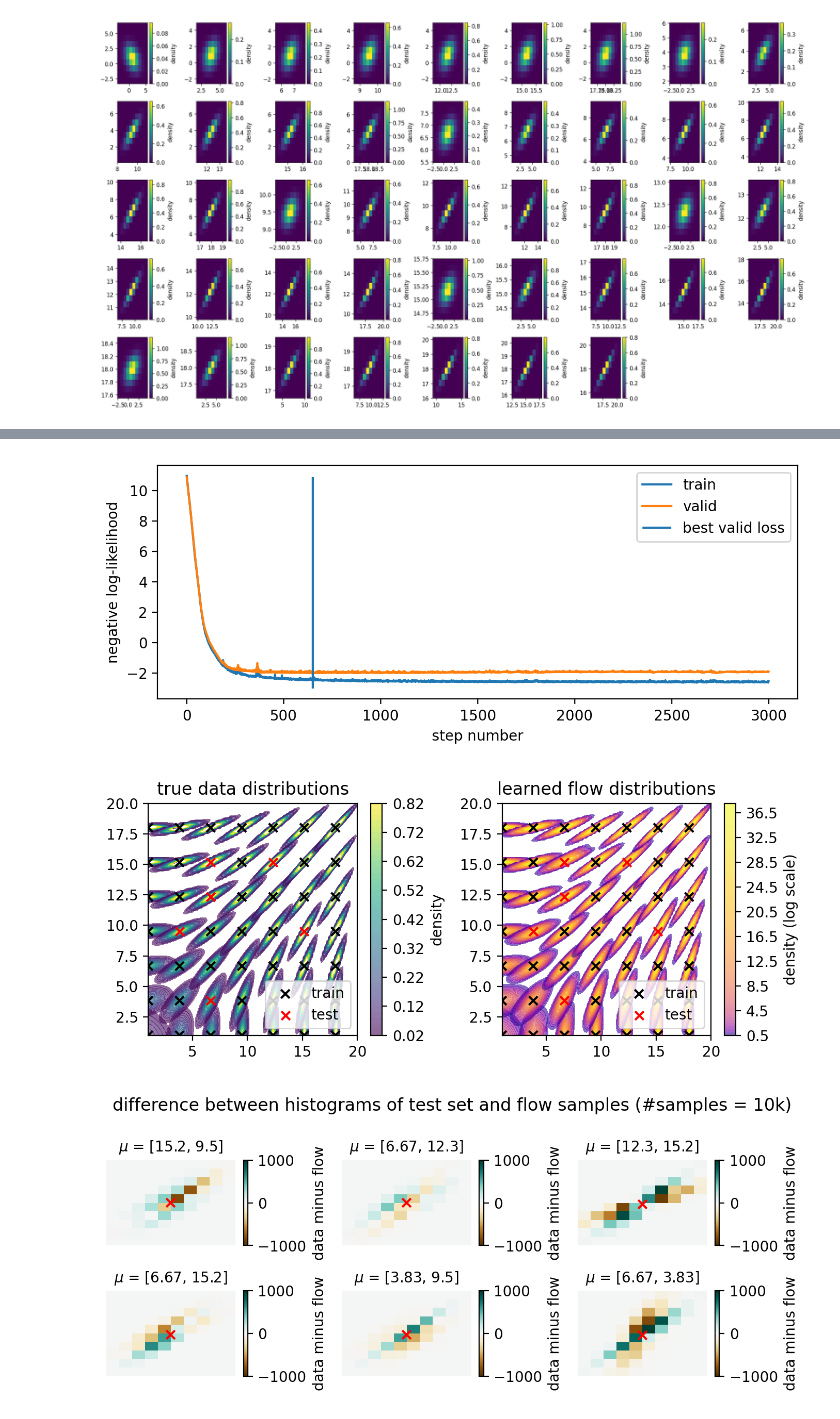
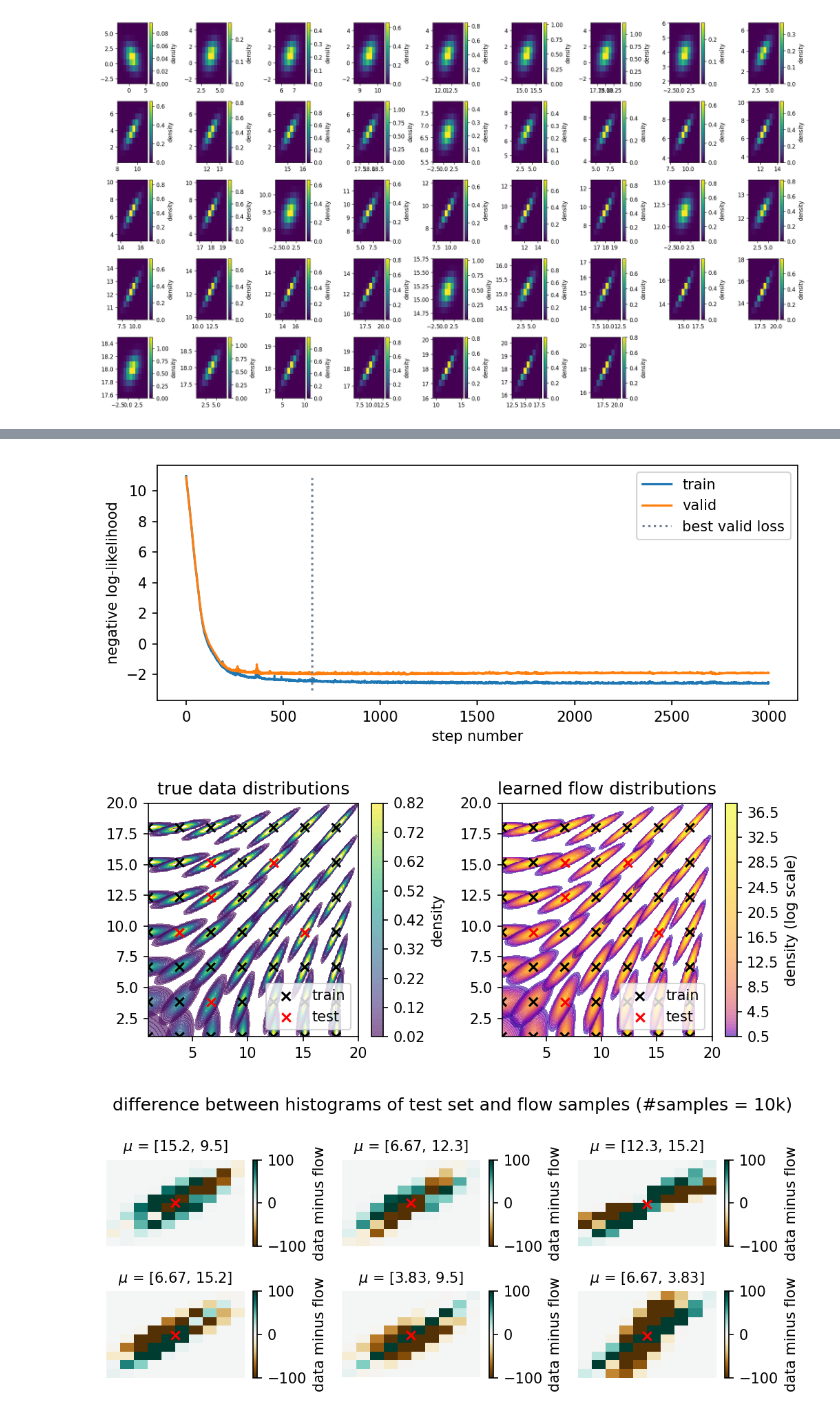
Before and after one commit to phinate/flow-interpolation, a Jupyter notebook: toy_problem.ipynb, the cells around one changed output, grey strips where cells are left out. Drawn from its saved outputs; the diff is of its cells as text; code cells hidden in the pictures.

```diff
--- a/toy_problem.ipynb
+++ b/toy_problem.ipynb
@@ -8,7 +8,7 @@ import os
 import torch
 import numpy as np
 
-subplot_settings = dict(figsize=[7, 3], dpi=200, tight_layout=True)
+subplot_settings = dict(figsize=[7, 3], dpi=150, tight_layout=True)
 
 
 def seed_torch(seed=42):
@@ -59,7 +79,7 @@ step = 0.02
 m = jnp.amax(pdfs[int(len(pdfs) / 2 - num_means/4)])
 levels = jnp.arange(0.0, m, step) + step
 for i,pdf in enumerate(pdfs):
-    a = ax.contourf(xx, yy, pdf,  alpha=0.6, cmap='pyart Bu7',levels=levels)
+    a = ax.contourf(xx, yy, pdf,  alpha=0.6, levels=levels)
 
 inner_means = means.reshape(num_means, num_means, 2)[1:-1, 1:-1, :].reshape(-1, 2)
 test_idxs = rng.choice(len(inner_means), size=int(len(inner_means)/4), replace=False)
@@ -83,4 +103,5 @@ plt.colorbar(a, ax=ax, label="probability density")
 ax.legend(bbox_to_anchor=(0,1.02,1,0.2), loc="lower left",
                 mode="expand", borderaxespad=0, ncol=2, frameon=False)
 # ax.legend(loc="upper center", fancybox=True,);
+plt.savefig('data_dists.pdf', bbox_inches='tight')
 # %% [output]
@@ -256,12 +276,13 @@ result = torch.load("flow.pt")
 fig, ax = plt.subplots(**subplot_settings)
 ax.plot(torch.tensor(losses[0]).detach(), label='train')
 ax.plot(losses[1], label='valid')
-ax.vlines(iteration, -3, np.max(losses[1]), label="best valid loss")
+ax.vlines(iteration, -3, np.max(losses[1]), label="best valid loss", linestyle="dotted", color="slategray")
 ax.set_xlabel('step number')
 ax.set_ylabel('negative log-likelihood')
 ax.legend();
+plt.savefig('example_loss.pdf', bbox_inches='tight')
 # %% [output]
-[figure, old version]
+[figure, new version]
 # %%
 from matplotlib import colors
 flows = [make_flow() for _ in range(3)]
@@ -306,9 +327,10 @@ ax.scatter(xx2, yy2, marker='x', c=['None' if x in test else 'k' for x in means.
 ax.scatter(np.array(test)[:,0], np.array(test)[:,1], marker='x', c='r', label ="test")
 ax.set_title("learned flow distributions")
 plt.tight_layout()
-ax.legend(loc="lower right", fancybox=True,);
+ax.legend(loc="lower right", fancybox=True,)
+plt.savefig('flowvsdata.pdf', bbox_inches='tight')
 # %% [output]
-[figure, old version]
+[figure, new version]
 # %%
 bins = test_x_bins[0], test_y_bins[0]
 from matplotlib import colors
@@ -339,35 +361,37 @@ from scipy.stats import chisquare
 # fh = flow_hists[0]
 # # cond = (dh>0) * (fh > 0)
 # cond = dh < 99999
 # chisquare(dh[cond], fh[cond])
 
-min_level, max_level = -1000, 1000
+min_level, max_level = -100, 100
 def hist_plot_flow(dct):
     fh, dh, *bins, test= dct["data"]
     ax = dct["ax"]
     XX, YY = np.meshgrid(bins[0], bins[1])
     pairs = jnp.hstack((XX.reshape(-1,1), YY.reshape(-1,1)))
     # pdf = gaussian_2d_pdf(pairs, jnp.array(test[i]), test_covs[i]).reshape(XX.shape)
     err = (dh-fh)
+    # min_level, max_level = np.min(err), np.max(err)
     divnorm=colors.TwoSlopeNorm(vmin=min_level, vcenter=0., vmax=max_level)
     a = ax.pcolormesh(XX, YY, (err.T), norm=divnorm, cmap="BrBG")
     # ax.contourf(XX, YY, pdf, levels=levels, alpha=0.4, cmap='cool')
     plt.colorbar(a, ax=ax, label='data minus flow')
     ax.set_title(f"$\mu$ = [{test[0]:.3g}, {test[1]:.3g}]", size="medium")
     ax.scatter(*test, marker='x', c='red', label="$\mu$")
     # ax.legend(loc="upper left", fontsize="tiny")
     ax.axis("off")
 
 
 
 autogrid(
     list(zip(flow_hists, test_data_hists, test_x_bins, test_y_bins, test)),
     hist_plot_flow,
     subplot_kwargs=subplot_settings,
     title="difference between histograms of test set and flow samples (#samples = 10k)"
 );
+# plt.savefig('histdifftest.pdf', bbox_inches='tight')
 # %% [output]
-[figure, old version]
+[figure, new version]
 # %%
 
 train_data_hists, train_x_bins, train_y_bins = sample.make_data_hists2d(train_samples, density=False)#, bins=np.vstack([bins,bins]))
```
Also changed, not shown: parts of 3 cells of this notebook.
